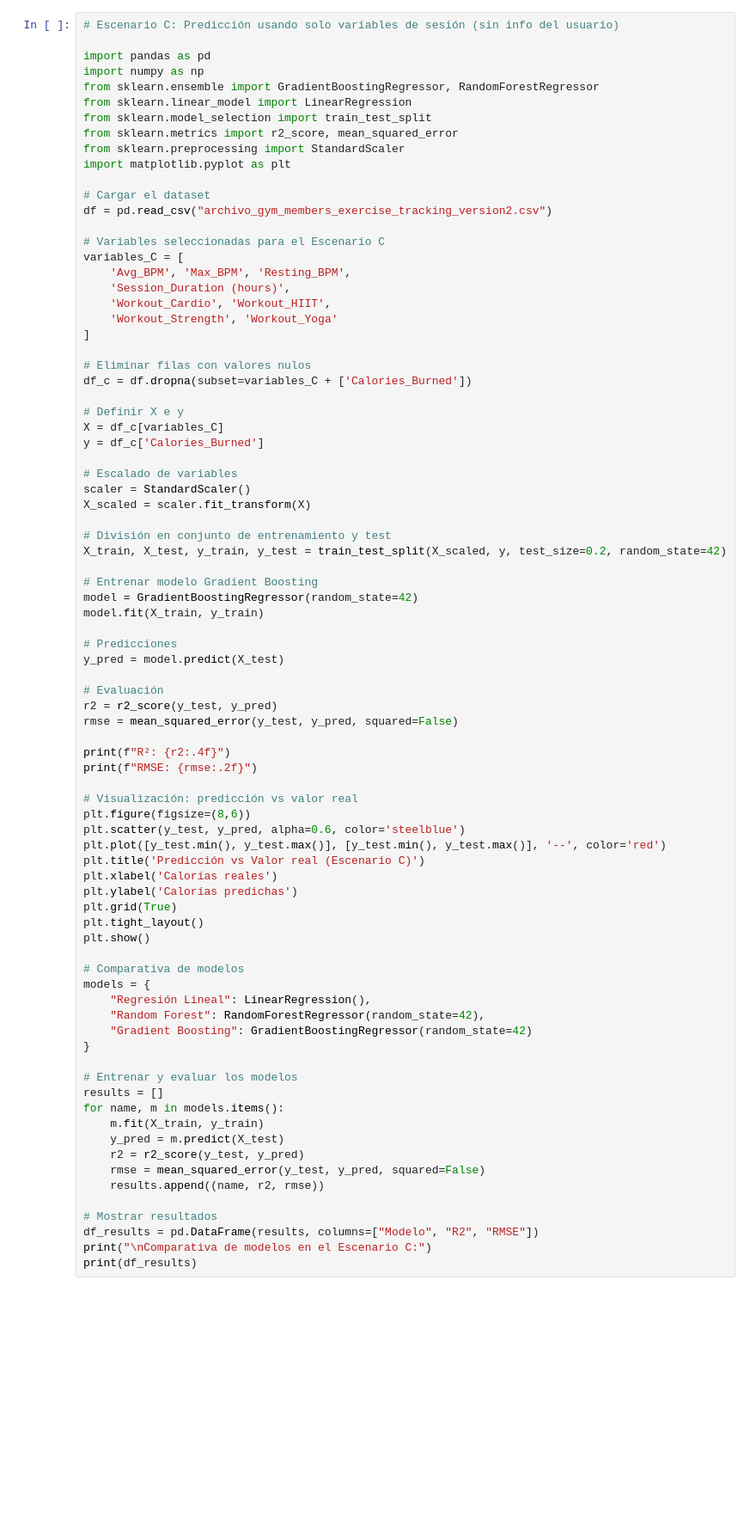
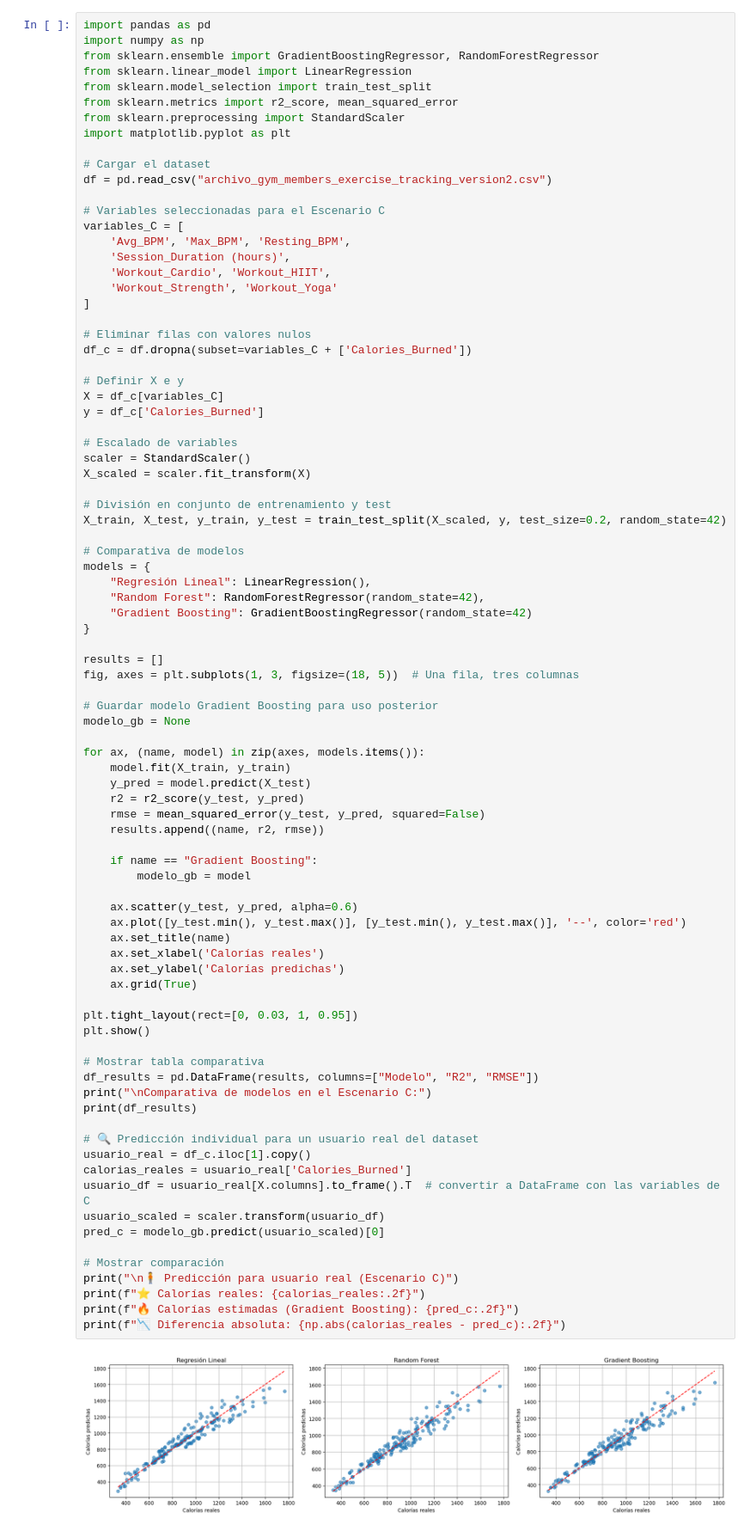
Before and after one commit to carlyg7/TFG, a Jupyter notebook: prediccion_escenario_C.ipynb, the cells around one changed output. Shown at 86% size. Saved outputs shown, nothing was run; the diff lists cells and outputs as text; blank space fills up the shorter version.

```diff
--- a/prediccion_escenario_C.ipynb
+++ b/prediccion_escenario_C.ipynb
@@ -1,6 +1,4 @@
 # %%
-# Escenario C: Predicción usando solo variables de sesión (sin info del usuario)
-
 import pandas as pd
 import numpy as np
 from sklearn.ensemble import GradientBoostingRegressor, RandomForestRegressor
@@ -24,60 +22,66 @@ variables_C = [
 # Eliminar filas con valores nulos
 df_c = df.dropna(subset=variables_C + ['Calories_Burned'])
 
 # Definir X e y
 X = df_c[variables_C]
 y = df_c['Calories_Burned']
 
 # Escalado de variables
 scaler = StandardScaler()
 X_scaled = scaler.fit_transform(X)
 
 # División en conjunto de entrenamiento y test
 X_train, X_test, y_train, y_test = train_test_split(X_scaled, y, test_size=0.2, random_state=42)
 
-# Entrenar modelo Gradient Boosting
-model = GradientBoostingRegressor(random_state=42)
-model.fit(X_train, y_train)
-
-# Predicciones
-y_pred = model.predict(X_test)
-
-# Evaluación
-r2 = r2_score(y_test, y_pred)
-rmse = mean_squared_error(y_test, y_pred, squared=False)
-
-print(f"R²: {r2:.4f}")
-print(f"RMSE: {rmse:.2f}")
-
-# Visualización: predicción vs valor real
-plt.figure(figsize=(8,6))
-plt.scatter(y_test, y_pred, alpha=0.6, color='steelblue')
-plt.plot([y_test.min(), y_test.max()], [y_test.min(), y_test.max()], '--', color='red')
-plt.title('Predicción vs Valor real (Escenario C)')
-plt.xlabel('Calorías reales')
-plt.ylabel('Calorías predichas')
-plt.grid(True)
-plt.tight_layout()
-plt.show()
-
 # Comparativa de modelos
 models = {
     "Regresión Lineal": LinearRegression(),
     "Random Forest": RandomForestRegressor(random_state=42),
     "Gradient Boosting": GradientBoostingRegressor(random_state=42)
 }
 
-# Entrenar y evaluar los modelos
 results = []
-for name, m in models.items():
-    m.fit(X_train, y_train)
-    y_pred = m.predict(X_test)
+fig, axes = plt.subplots(1, 3, figsize=(18, 5))  # Una fila, tres columnas
+
+# Guardar modelo Gradient Boosting para uso posterior
+modelo_gb = None
+
+for ax, (name, model) in zip(axes, models.items()):
+    model.fit(X_train, y_train)
+    y_pred = model.predict(X_test)
     r2 = r2_score(y_test, y_pred)
     rmse = mean_squared_error(y_test, y_pred, squared=False)
     results.append((name, r2, rmse))
 
-# Mostrar resultados
+    if name == "Gradient Boosting":
+        modelo_gb = model
+
+    ax.scatter(y_test, y_pred, alpha=0.6)
+    ax.plot([y_test.min(), y_test.max()], [y_test.min(), y_test.max()], '--', color='red')
+    ax.set_title(name)
+    ax.set_xlabel('Calorías reales')
+    ax.set_ylabel('Calorías predichas')
+    ax.grid(True)
+
+plt.tight_layout(rect=[0, 0.03, 1, 0.95])
+plt.show()
+
+# Mostrar tabla comparativa
 df_results = pd.DataFrame(results, columns=["Modelo", "R2", "RMSE"])
 print("\nComparativa de modelos en el Escenario C:")
 print(df_results)
+
+# 🔍 Predicción individual para un usuario real del dataset
+usuario_real = df_c.iloc[1].copy()
+calorias_reales = usuario_real['Calories_Burned']
+usuario_df = usuario_real[X.columns].to_frame().T  # convertir a DataFrame con las variables de C
+usuario_scaled = scaler.transform(usuario_df)
+pred_c = modelo_gb.predict(usuario_scaled)[0]
+
+# Mostrar comparación
+print("\n🧍 Predicción para usuario real (Escenario C)")
+print(f"⭐ Calorías reales: {calorias_reales:.2f}")
+print(f"🔥 Calorías estimadas (Gradient Boosting): {pred_c:.2f}")
+print(f"📉 Diferencia absoluta: {np.abs(calorias_reales - pred_c):.2f}")
 # %% [output]
+[figure, new version]
```
Also changed, not shown: parts of 1 cell of this notebook, 14 other files.
